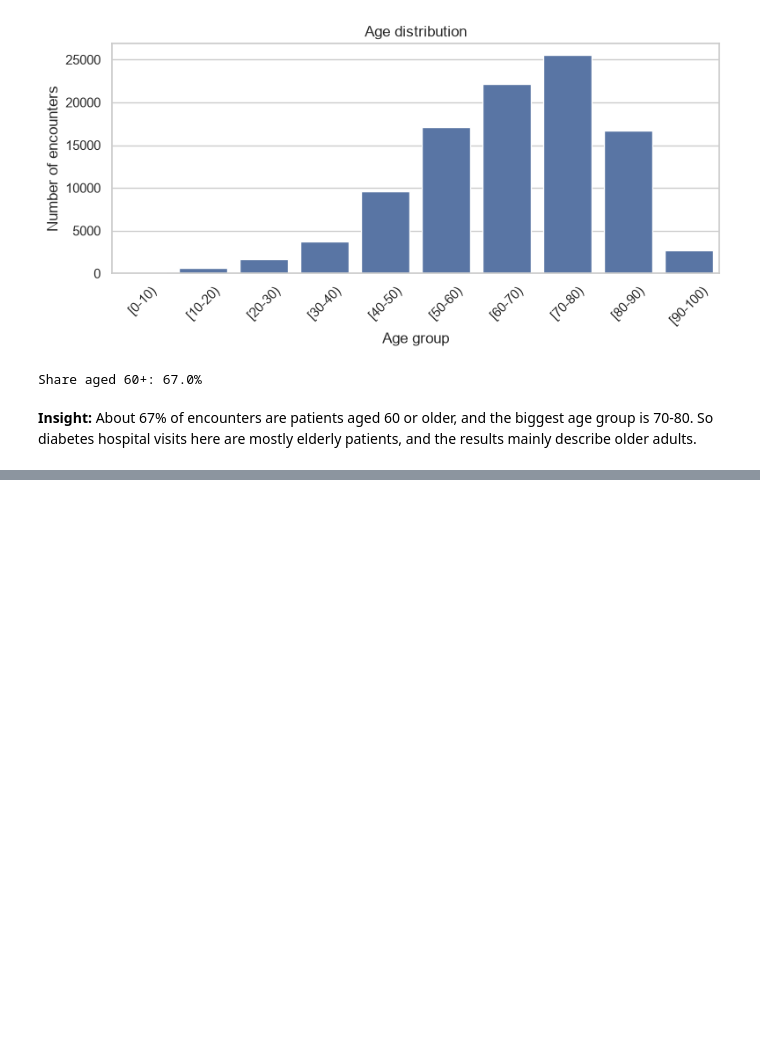
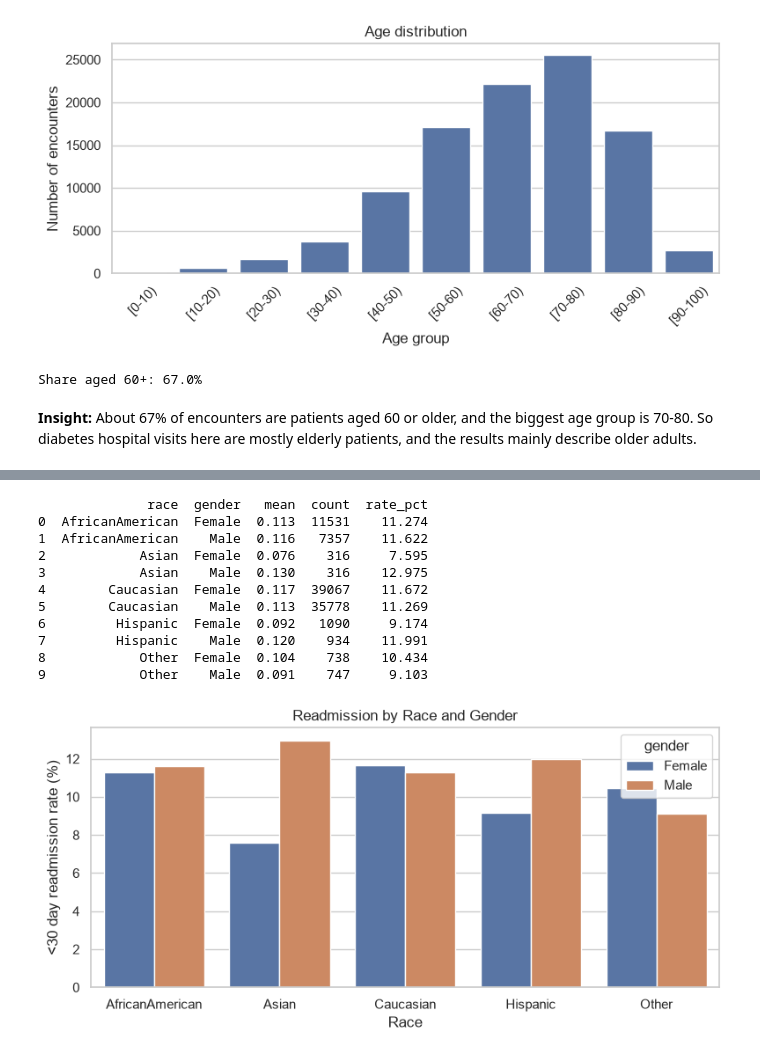
Before and after one commit to ANu-771/ITS-2122-Python-for-Data-Science-AI-Group-Project, a Jupyter notebook: notebooks/03_exploratory_data_analysis_part_01.ipynb, the cells around one changed output, grey strips where cells are left out. Saved outputs shown, nothing was run; the diff lists cells and outputs as text; code cells hidden in the pictures; blank space fills up the shorter version.

```diff
--- a/notebooks/03_exploratory_data_analysis_part_01.ipynb
+++ b/notebooks/03_exploratory_data_analysis_part_01.ipynb
@@ -123,0 +130,32 @@ Share aged 60+: 67.0%
+# %%
+# Keep only Male / Female rows
+plot_df = df[df['gender'].isin(['Male', 'Female'])]
+
+# Readmission rate and patient count for each race + gender group
+race_gender = (plot_df.groupby(['race', 'gender'])['readmit_30']
+               .agg(['mean', 'count']).reset_index())
+
+race_gender['rate_pct'] = race_gender['mean'] * 100
+print(race_gender.round(3))
+
+# Grouped bar chart
+plt.figure(figsize=(8,4))
+sns.barplot(data=race_gender, x='race', y='rate_pct', hue='gender')
+plt.title('Readmission by Race and Gender')
+plt.xlabel('Race')
+plt.ylabel('<30 day readmission rate (%)')
+plt.tight_layout()
+plt.show()
+# %% [output]
+              race  gender   mean  count  rate_pct
+0  AfricanAmerican  Female  0.113  11531    11.274
+1  AfricanAmerican    Male  0.116   7357    11.622
+2            Asian  Female  0.076    316     7.595
+3            Asian    Male  0.130    316    12.975
+4        Caucasian  Female  0.117  39067    11.672
+5        Caucasian    Male  0.113  35778    11.269
+6         Hispanic  Female  0.092   1090     9.174
+7         Hispanic    Male  0.120    934    11.991
+8            Other  Female  0.104    738    10.434
+9            Other    Male  0.091    747     9.103
+[figure, added]
```
Also changed, not shown: parts of 1 cell of this notebook.
